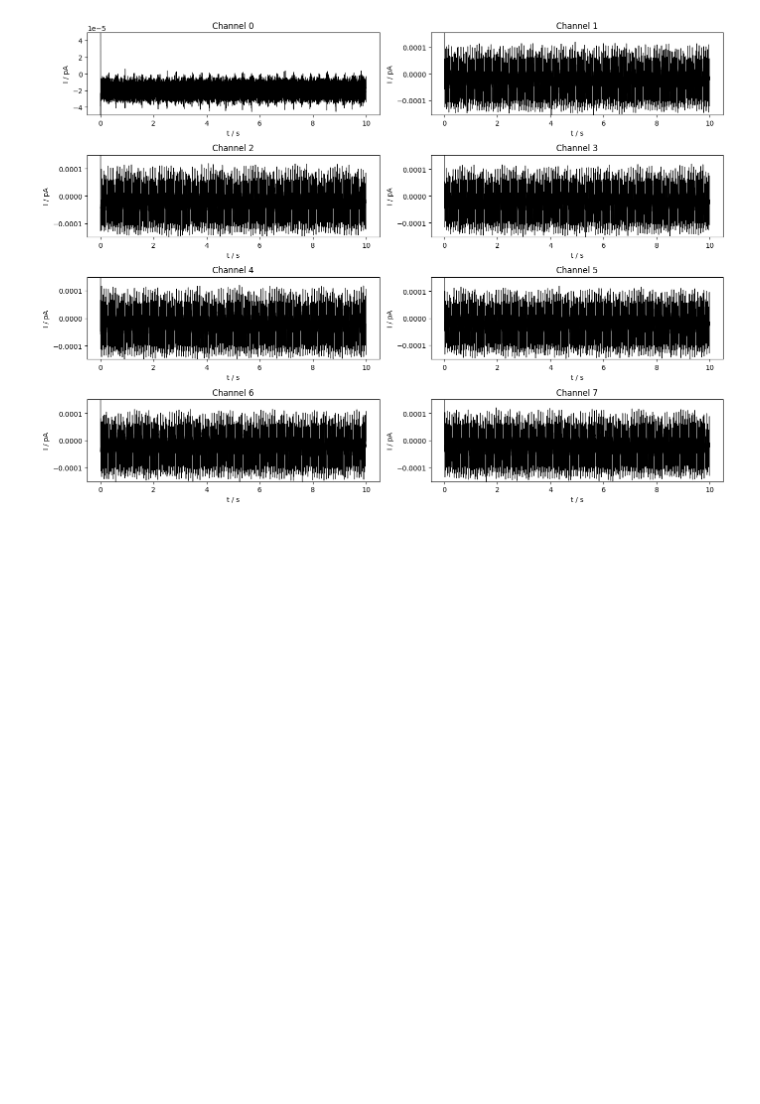
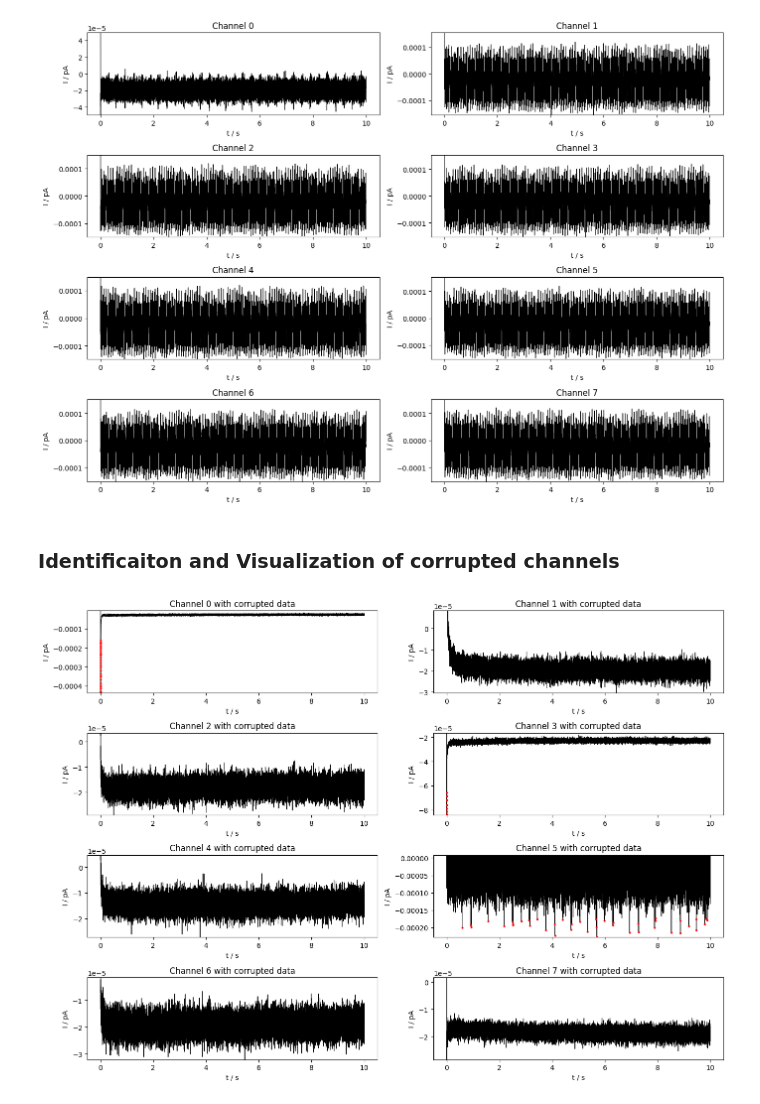
Before and after one commit to StefanJevtic63/datascientist_tasks, a Jupyter notebook: task_1_noise_analysis/1.ipynb, the cells around one changed output. Drawn from its saved outputs; the diff is of its cells as text; code cells hidden in the pictures; blank space fills up the shorter version.

```diff
--- a/task_1_noise_analysis/1.ipynb
+++ b/task_1_noise_analysis/1.ipynb
@@ -30,7 +38,5 @@ True
 # %%
 for channel_number in range(8):
     file_paths = glob.glob(f"*_{channel_number}_*.csv")
-    times = []
-    for file in file_paths:
-        df = pd.read_csv(file, skiprows=3, delimiter=";")
-        print(df.describe())
+    df = pd.read_csv(file_paths[0], skiprows=3, delimiter=";")
+    print(df.describe())
@@ -69,3 +92,36 @@ def plot_channel_data():
 plot_channel_data()
 # %% [output]
 [figure]
+# %% [markdown]
+### Identificaiton and Visualization of corrupted channels
+# %%
+from scipy.stats import zscore
+
+def identify_corrupted_channels(channel_data, threshold=3):
+    z_scores = zscore(channel_data["current"])
+    corrupted = abs(z_scores) > threshold
+    corrupted_data = channel_data[corrupted]
+    return corrupted_data
+# %%
+def analyze_channels():
+    plt.figure(figsize=(14, 10))
+    for channel_number in range(8):
+        file_paths = glob.glob(f"*_{channel_number}.csv")
+        channel_data = preprocess_channel_data(file_paths)
+        current = channel_data["current"]
+        corrupted_data = identify_corrupted_channels(channel_data)
+
+        if not corrupted_data.empty:
+            plt.subplot(4, 2, channel_number + 1)
+            plt.plot(channel_data["time"], current, color='black', linewidth=0.8, label='Normal Data')
+            plt.plot(corrupted_data["time"], corrupted_data["current"], 'ro', markersize=2, label='Corrupted Data')
+            plt.title(f'Channel {channel_number} with corrupted data')
+            plt.xlabel('t / s')
+            plt.ylabel('I / pA')
+            plt.ylim(current.min(), current.mean() + current.std() / 2)
+            plt.tight_layout()
+    plt.show()
+# %%
+analyze_channels()
+# %% [output]
+[figure, added]
```
Also changed, not shown: parts of 3 cells of this notebook.
